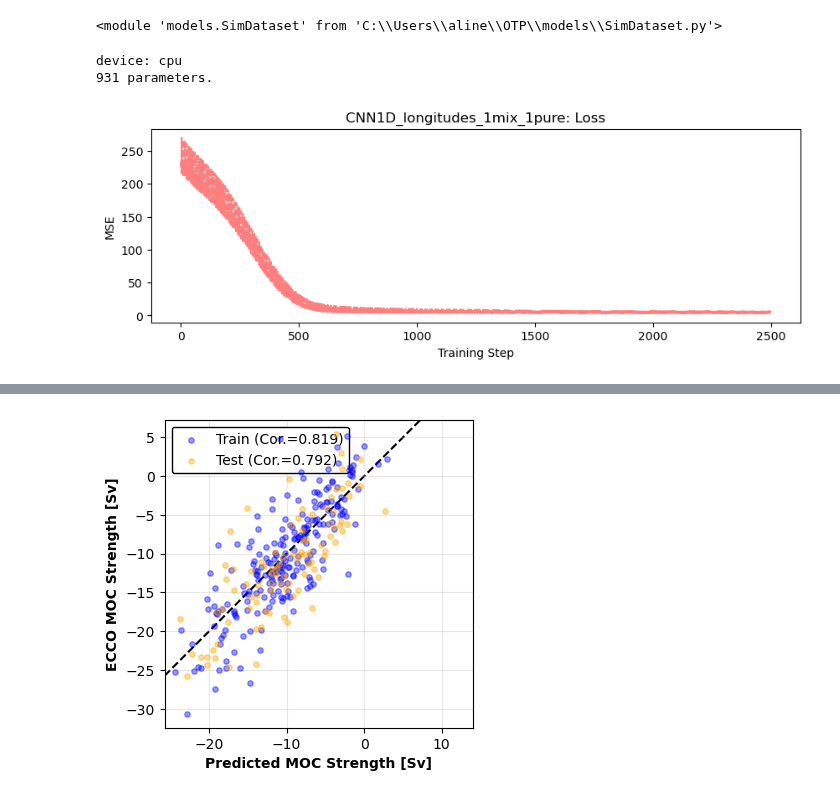
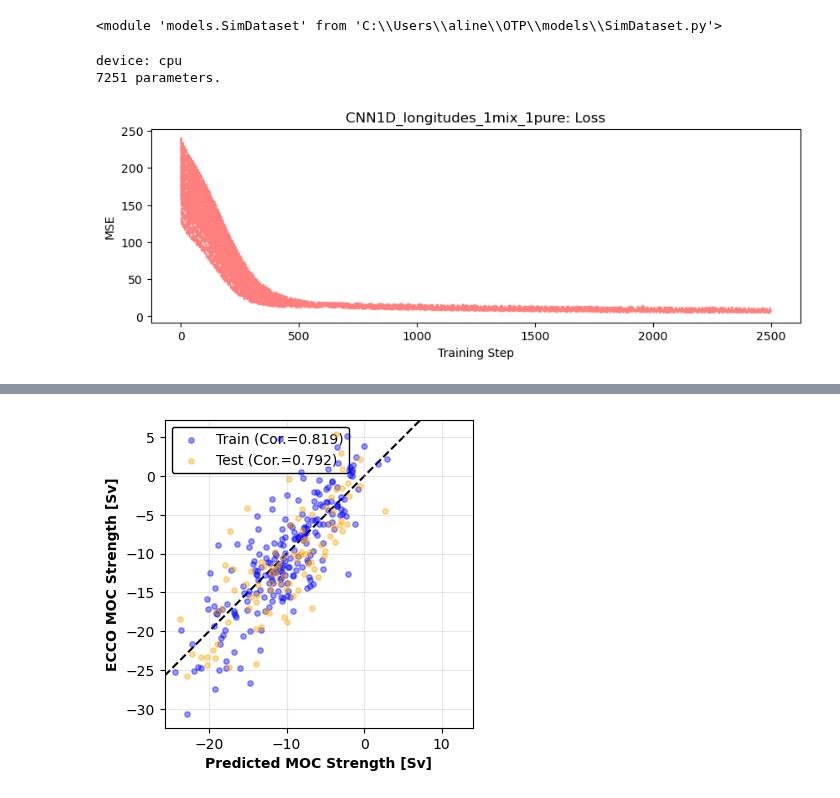
Before and after one commit to ai4er-cdt/OTP, a Jupyter notebook: notebooks/neural_networks.ipynb, the cells around one changed output, grey strips where cells are left out. Cells and saved outputs as stored; diff of their text form; code cells hidden in the pictures.

```diff
--- a/notebooks/neural_networks.ipynb
+++ b/notebooks/neural_networks.ipynb
@@ -174,7 +127,7 @@ pp_data = apply_preprocessing(inputs,
                               lowpass=False)
 
 # reshape as desired and convert to a numpy array
-pp_data_np = reshape_inputs(pp_data, keep_coords=["time", "longitude"])
+pp_data_np = reshape_inputs(pp_data, history=6, keep_coords=["time", "longitude"])
 
 # MOC strength from data
 strength = apply_preprocessing(outputs,
@@ -189,13 +142,11 @@ X = pp_data_np
 # Necessary step to do convolutions along the right axis with pytorch tensors!
 dims = list(range(X.ndim))
 dims[1], dims[-1] = dims[-1], dims[1]
-print(dims)
 X = np.transpose(X, dims)
 
 conv_dims = 2
 if len(X.shape) == (conv_dims + 1):
     X = np.expand_dims(X, axis=-1)
-print(X.ndim)
 
 y = strength_np[-X.shape[0]:]
 
@@ -236,23 +185,23 @@ importlib.reload(SimDataset)
 # %%
 dropout = 0.2
 n_pure_layers = 1
-n_mix_layers = 1
+n_mix_layers = 2
 n_features = 5
-n_channels = n_features * 3
+n_channels = n_features * 5
 kernel_size = (3,3)
 
 model = CNN2D.CNN2D(
     n_pure_layers=n_pure_layers,
     n_mix_layers=n_mix_layers,
     n_features=n_features,
     n_channels=n_channels,
     kernel_size=kernel_size,
     dropout=dropout
 ).double()
 
 save_dir = paths.MODELS_OUTPUT
 loss1 = train.train_model(model, 'CNN1D_longitudes_1mix_1pure', Xt_train, Yt_train, save_dir=save_dir)
 # %% [output]
 device: cpu
-931 parameters.
+7251 parameters.
-[figure, old version]
+[figure, new version]
```
Also changed, not shown: parts of 10 cells of this notebook, 3 other files.
